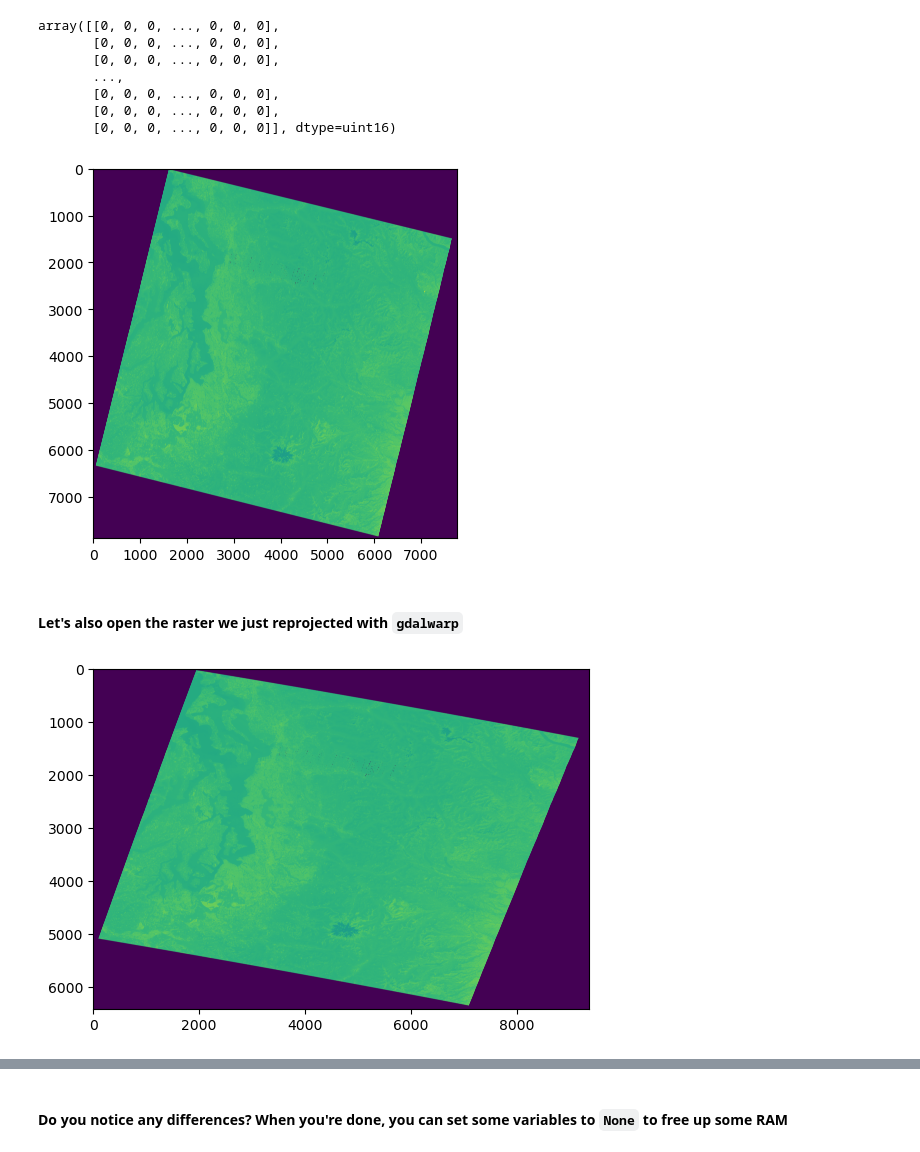
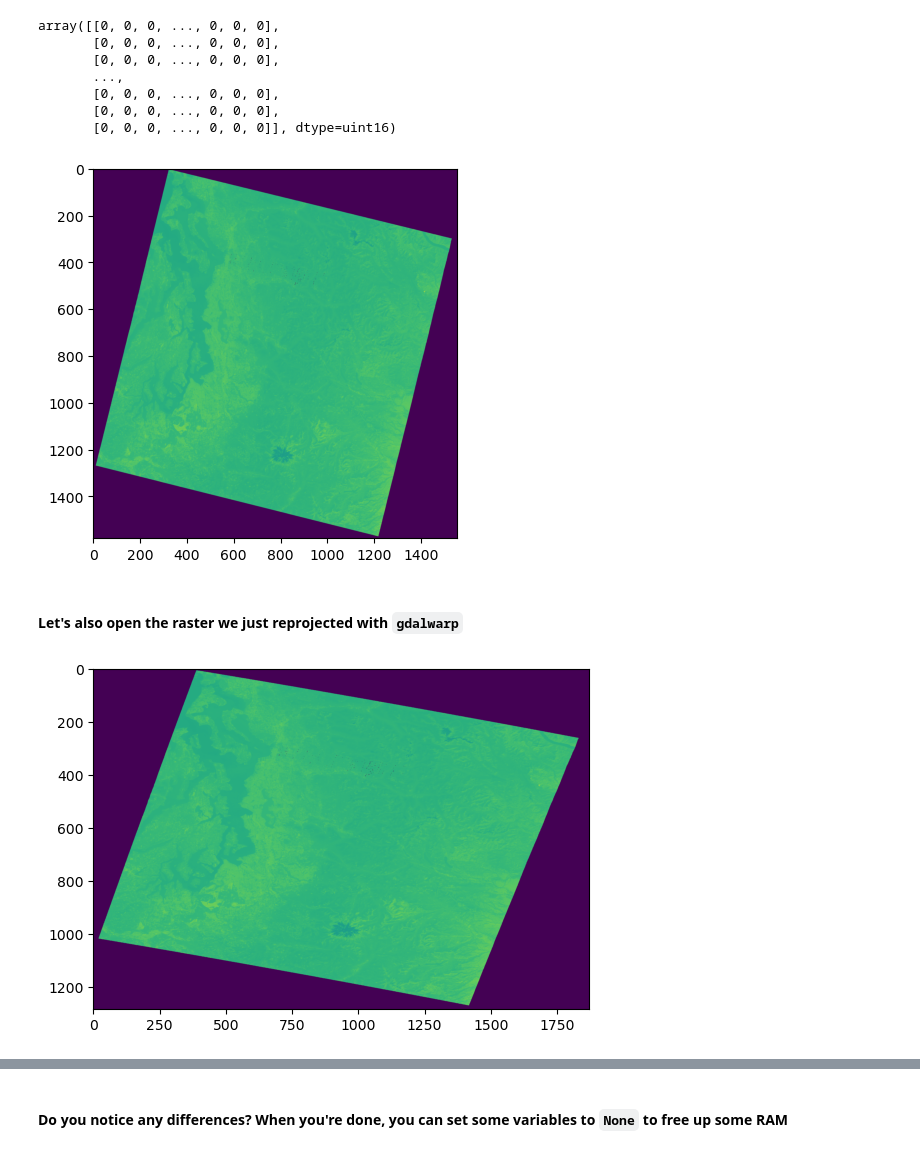
Before and after one commit to UW-GDA/GDA_Wi26_jupyterbook, a Jupyter notebook: book/modules/04_Raster1/04_demo_raster_packages_gdal.ipynb, the cells around one changed output, grey strips where cells are left out. Cells and saved outputs as stored; diff of their text form; code cells hidden in the pictures.

```diff
--- a/book/modules/04_Raster1/04_demo_raster_packages_gdal.ipynb
+++ b/book/modules/04_Raster1/04_demo_raster_packages_gdal.ipynb
@@ -116,9 +116,9 @@ array([[0, 0, 0, ..., 0, 0, 0],
 # %%
 #View the array
 f, ax = plt.subplots()
-ax.imshow(tir_august_gdal_ar);
+ax.imshow(tir_august_gdal_ar[::5, ::5]);
 # %% [output]
-[figure, old version]
+[figure, new version]
 # %% [markdown]
 #### Let's also open the raster we just reprojected with `gdalwarp`
 # %%
@@ -127,9 +127,9 @@ tir_august_4326_gdal_b = tir_august_4326_gdal_ds.GetRasterBand(1)
 tir_august_4326_gdal_ar = tir_august_4326_gdal_b.ReadAsArray()
 # %%
 f, ax = plt.subplots()
-ax.imshow(tir_august_4326_gdal_ar);
+ax.imshow(tir_august_4326_gdal_ar[::5, ::5]);
 # %% [output]
-[figure, old version]
+[figure, new version]
 # %%
 f,ax=plt.subplots(1,2,figsize=(12,6))
 
```
Also changed, not shown: parts of 4 cells of this notebook, 1 other file.
